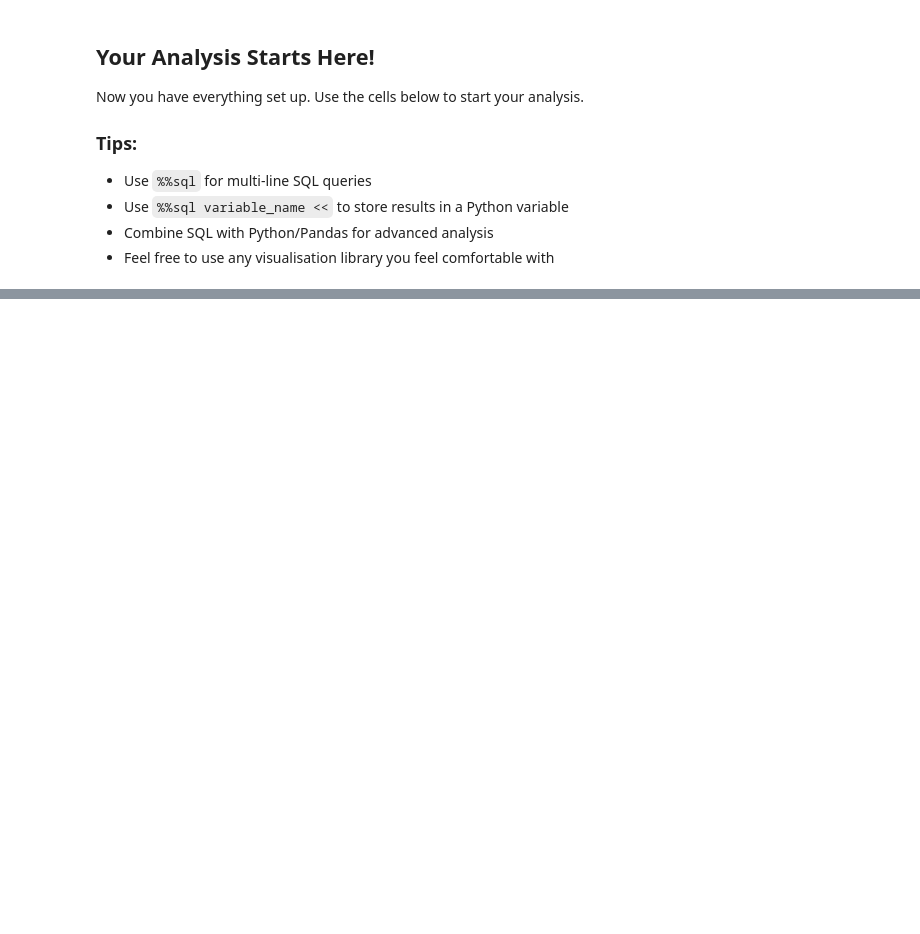
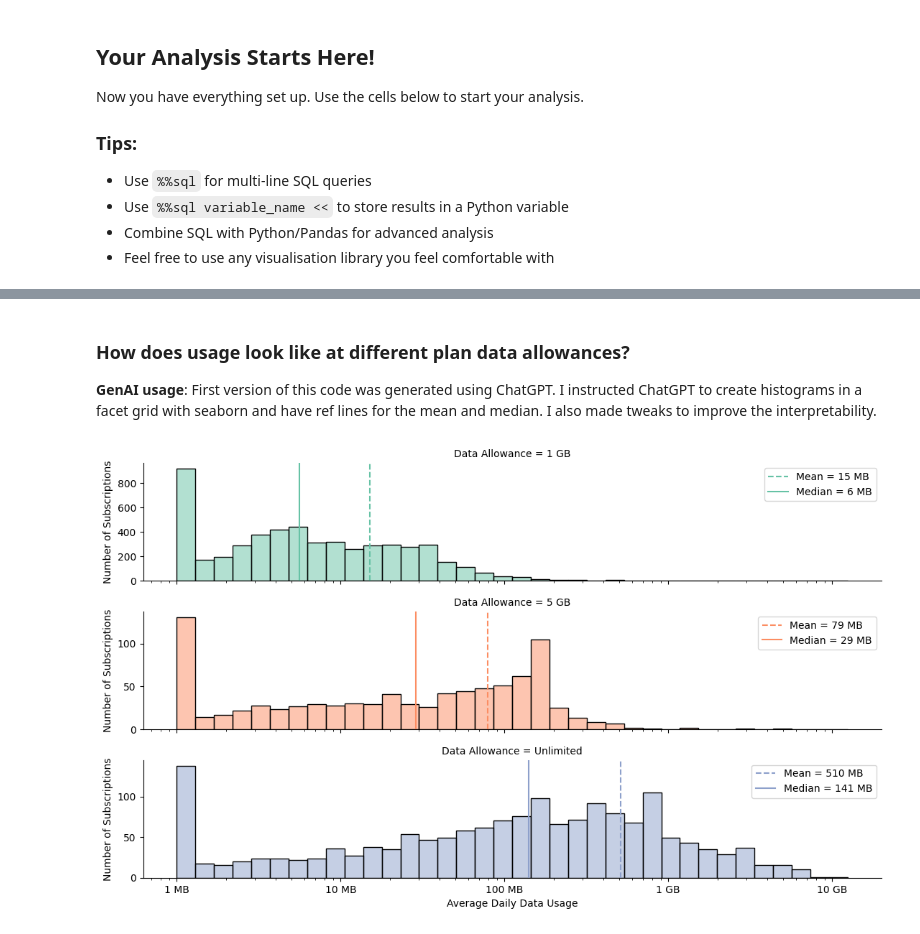
Before and after one commit to poldenziel/data-analyst-hiring, a Jupyter notebook: analysis.ipynb, the cells around one changed output, grey strips where cells are left out. Cells and saved outputs as stored; diff of their text form; code cells hidden in the pictures; blank space fills up the shorter version.

```diff
--- a/analysis.ipynb
+++ b/analysis.ipynb
@@ -79,0 +595,49 @@ Now you have everything set up. Use the cells below to start your analysis.
+# %% [markdown]
+### How does usage look like at different plan data allowances?
+
+**GenAI usage**: First version of this code was generated using ChatGPT. I instructed ChatGPT to create histograms in a facet grid with seaborn and have ref lines for the mean and median. I also made tweaks to improve the interpretability.
+# %%
+# Preserve the category order of appearance
+order = ['1 GB', '5 GB', 'Unlimited']
+
+# Choose a palette name or provide a list of colors
+palette = 'Set2'
+colors = sns.color_palette(palette, n_colors=len(order))
+palette_map = dict(zip(order, colors))  # map group -> color
+
+# Seaborn histogram
+g = sns.displot(
+    subscription_df.rename(columns={'data_allowance': 'Data Allowance'}),
+    x=subscription_df['cumulative_data_usage_megabyte_per_day'].clip(1),
+    row='Data Allowance',
+    row_order=order,
+    hue='Data Allowance',
+    hue_order=order,
+    log_scale=True,
+    facet_kws={'sharey': False},
+    aspect=5,
+    height=2.25,
+    palette=palette
+)
+g.set_axis_labels(x_var='Average Daily Data Usage', y_var='Number of Subscriptions', clear_inner=True)
+g._legend.remove()
+
+# Dynamically create tick positions and labels
+ticks = [1, 10, 100, 1000, 10000]
+labels = ['1 MB',  '10 MB', '100 MB', '1 GB', '10 GB']
+g.axes.flatten()[0].set_xticks(ticks)
+g.axes.flatten()[0].set_xticklabels(labels)
+
+for ax, group in zip(g.axes.flat, order):
+    group_df = subscription_df[subscription_df['data_allowance'] == group]
+
+    mean_val = group_df['cumulative_data_usage_megabyte_per_day'].mean()
+    median_val = group_df['cumulative_data_usage_megabyte_per_day'].median()
+
+    ax.axvline(mean_val,   color=palette_map[group], linestyle="--", label=f"Mean = {mean_val:.0f} MB")
+    ax.axvline(median_val, color=palette_map[group], linestyle="-", label=f"Median = {median_val:.0f} MB")
+    ax.legend()
+
+# plt.savefig('histogram_data_consumption_per_project.png')
+# %% [output]
+[figure, added]
```
Also changed, not shown: parts of 40 cells of this notebook, 4 other files.
